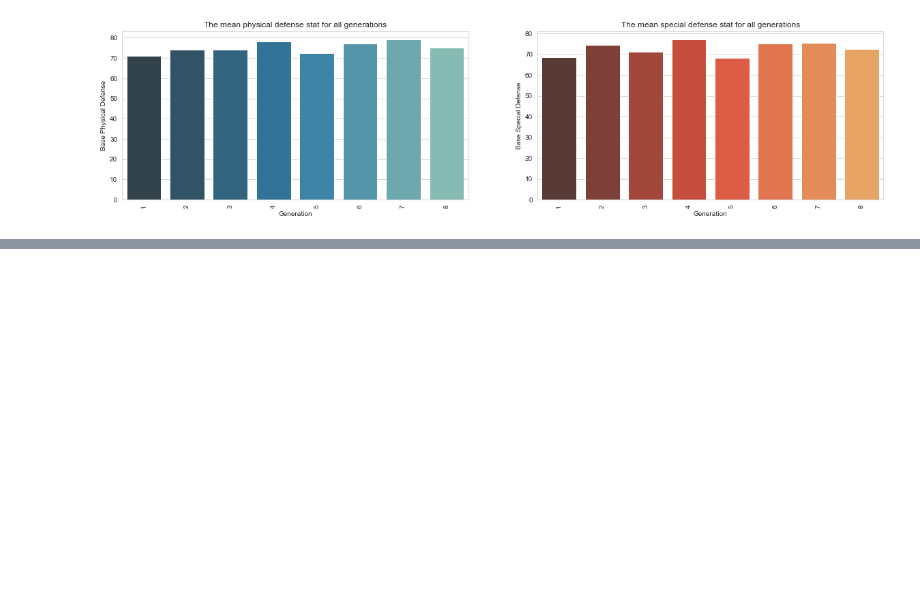
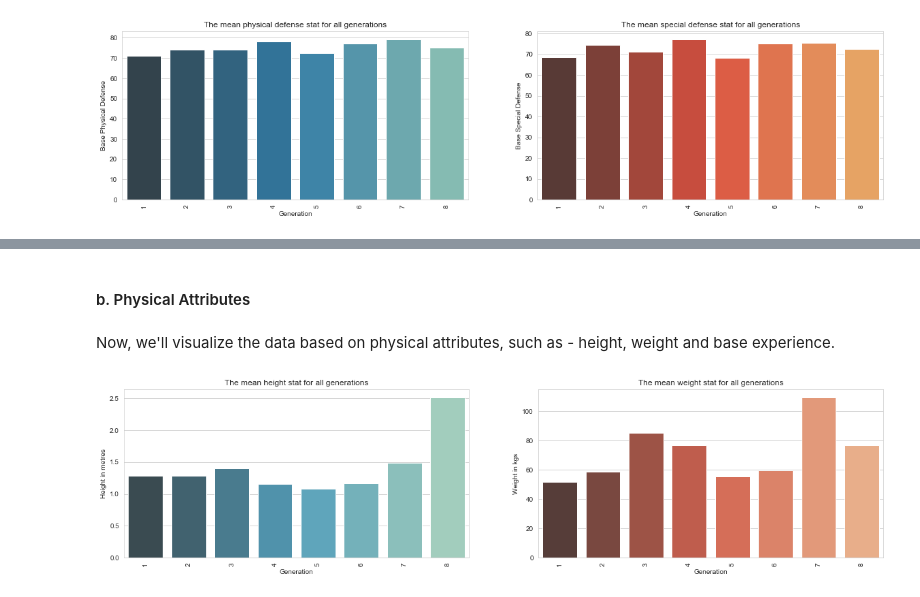
Before and after one commit to hosadman/pokemon-data-analysis-with-python, a Jupyter notebook: Pokemon-Data-Analysis-with-Python.ipynb, the cells around one changed output, grey strips where cells are left out. Cells and saved outputs as stored; diff of their text form; code cells hidden in the pictures; blank space fills up the shorter version.

```diff
--- a/Pokemon-Data-Analysis-with-Python.ipynb
+++ b/Pokemon-Data-Analysis-with-Python.ipynb
@@ -683,0 +741,27 @@ plt.show()
+# %% [markdown]
+#### b. Physical Attributes
+# %% [markdown]
+Now, we'll visualize the data based on physical attributes, such as - height, weight and base experience.
+# %%
+sns.set_style('whitegrid')
+
+plt.figure(figsize=(20,10))
+plt.subplot(2,2,1)
+plf = poke.groupby('generation')['height_m'].mean()
+plfg = sns.barplot(x=plf.index, y=plf, palette="GnBu_d")
+plt.xlabel('Generation')
+plt.ylabel('Height in metres')
+plt.title('The mean height stat for all generations')
+plfg.set_xticklabels(plfg.get_xticklabels(), rotation=90)
+
+plt.subplot(2,2,2)
+plf = poke.groupby('generation')['weight_kg'].mean()
+plfg = sns.barplot(x=plf.index, y=plf, palette="OrRd_d")
+plt.xlabel('Generation')
+plt.ylabel('Weight in kgs')
+plt.title('The mean weight stat for all generations')
+plfg.set_xticklabels(plfg.get_xticklabels(), rotation=90)
+
+plt.show()
+# %% [output]
+[figure, added]
```
Also changed, not shown: parts of 15 cells of this notebook.
